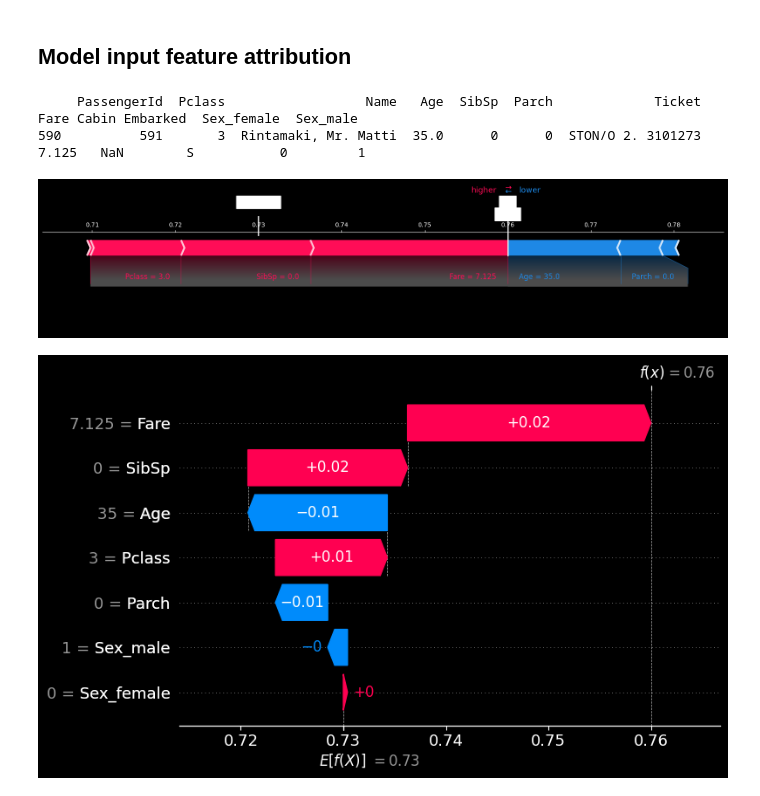
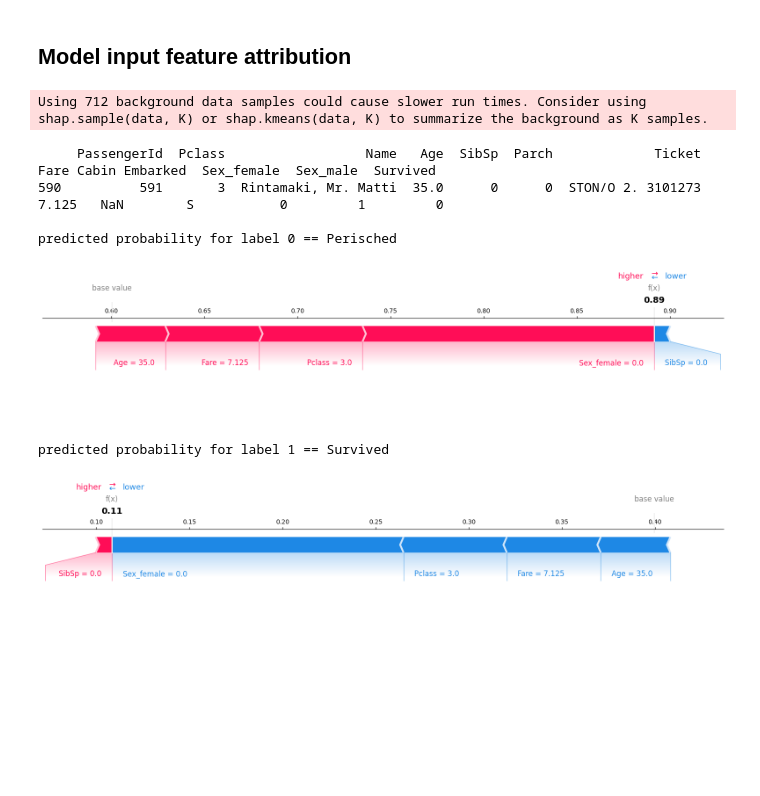
Before and after one commit to yingding/tf-every-day, a Jupyter notebook: 12shap/titanic.ipynb, the cells around one changed output. Drawn from its saved outputs; the diff is of its cells as text; code cells hidden in the pictures; blank space fills up the shorter version.

Commit message:
updated kernel explainer with force plot of two predicted probability and how the features contribute to these two probabilites for the training label.

```diff
--- a/12shap/titanic.ipynb
+++ b/12shap/titanic.ipynb
@@ -247,0 +255,23 @@ X_train, X_valid, y_train, y_valid = titanic.split(
+# %%
+# shift + tab to unindent multiple lines
+param_grid = {
+    'n_estimators': range(6, 10),
+    'max_depth' : range(3, 8),
+    'learning_rate' : [.2, .3, .4],
+    'colsample_bytree' : [.7, .8, .9, 1]
+}
+
+xgb = XGBClassifier()
+# Searching for the best parameters
+g_search = GridSearchCV(estimator=xgb, param_grid=param_grid, cv=3, n_jobs=1, verbose=0, return_train_score=True)
+
+# Fitting the model using best parameters found
+g_search.fit(X_train, y_train)
+
+# print the best parameters found
+print(g_search.best_params_)
+# valid
+# g_search.score(X_valid, y_valid)
+model = g_search
+
+predicts = model.predict(X_valid)
@@ -265,13 +297,3 @@ print(f"% of men who survied: {rate_men:.2%}")
 # %% [output]
 % of women who survied: 73.64%
 % of men who survied: 19.82%
-# %%
-feature_position = ProbBinaryClassifier.feature_position(X_train, "Sex_female")
-# config model
-model = ProbBinaryClassifier(feature_position, 1)
-# Train model
-model.fit(X_train, y_train)
-# Validate model
-predicts = model.predict(X_valid)
-
-# print(model._rate)
@@ -314,4 +346,9 @@ validator.display_roc_curve()
 ## Model input feature attribution
 # %%
 # Create Explainer callable for X_valid data set
-explainer = ModelExplainer(model=model, data=X_valid, dark_mode=DARK_MODE)
+if KERNEL_EXPLAINER:
+    explainer = ModelKernelExplainer(model=model, train_data=X_train, inference_data=X_valid, dark_mode=DARK_MODE)
+else:
+    explainer = ModelExplainer(model=model, data=X_valid, dark_mode=DARK_MODE)
+# %% [output]
+Using 712 background data samples could cause slower run times. Consider using shap.sample(data, K) or shap.kmeans(data, K) to summarize the background as K samples.
@@ -342,15 +377,18 @@ def get_details(df: DataFrame, idx: int, org_df: DataFrame) -> DataFrame:
 # %%
 # Pclass = 3.0 doesn't play any rules for our passenger at X_valid dataset with rank pos 0
 idx_pos = 0
-passager_df = get_details(df=X_valid, idx=idx_pos, org_df = train_X_raw_df)
+passager_df = get_details(df=X_valid, idx=idx_pos, org_df = train_X_y_raw_df)
 print(passager_df)
 explainer.force_plot(idx = idx_pos)
 explainer.waterfall_plot(idx = idx_pos)
 # %% [output]
-     PassengerId  Pclass                  Name   Age  SibSp  Parch             Ticket   Fare Cabin Embarked  Sex_female  Sex_male
-590          591       3  Rintamaki, Mr. Matti  35.0      0      0  STON/O 2. 3101273  7.125   NaN        S           0         1
+     PassengerId  Pclass                  Name   Age  SibSp  Parch             Ticket   Fare Cabin Embarked  Sex_female  Sex_male  Survived
+590          591       3  Rintamaki, Mr. Matti  35.0      0      0  STON/O 2. 3101273  7.125   NaN        S           0         1         0
+
+predicted probability for label 0 == Perisched
-[figure, old version]
+[figure, new version]
+predicted probability for label 1 == Survived
-[figure, old version]
+[figure, new version]
 # %%
 # Pclass = 3.0 doesn't play any rules for our passenger at X_valid dataset with rank pos 100
 idx_pos = 100
```
Also changed, not shown: parts of 15 cells of this notebook, 2 other files.
